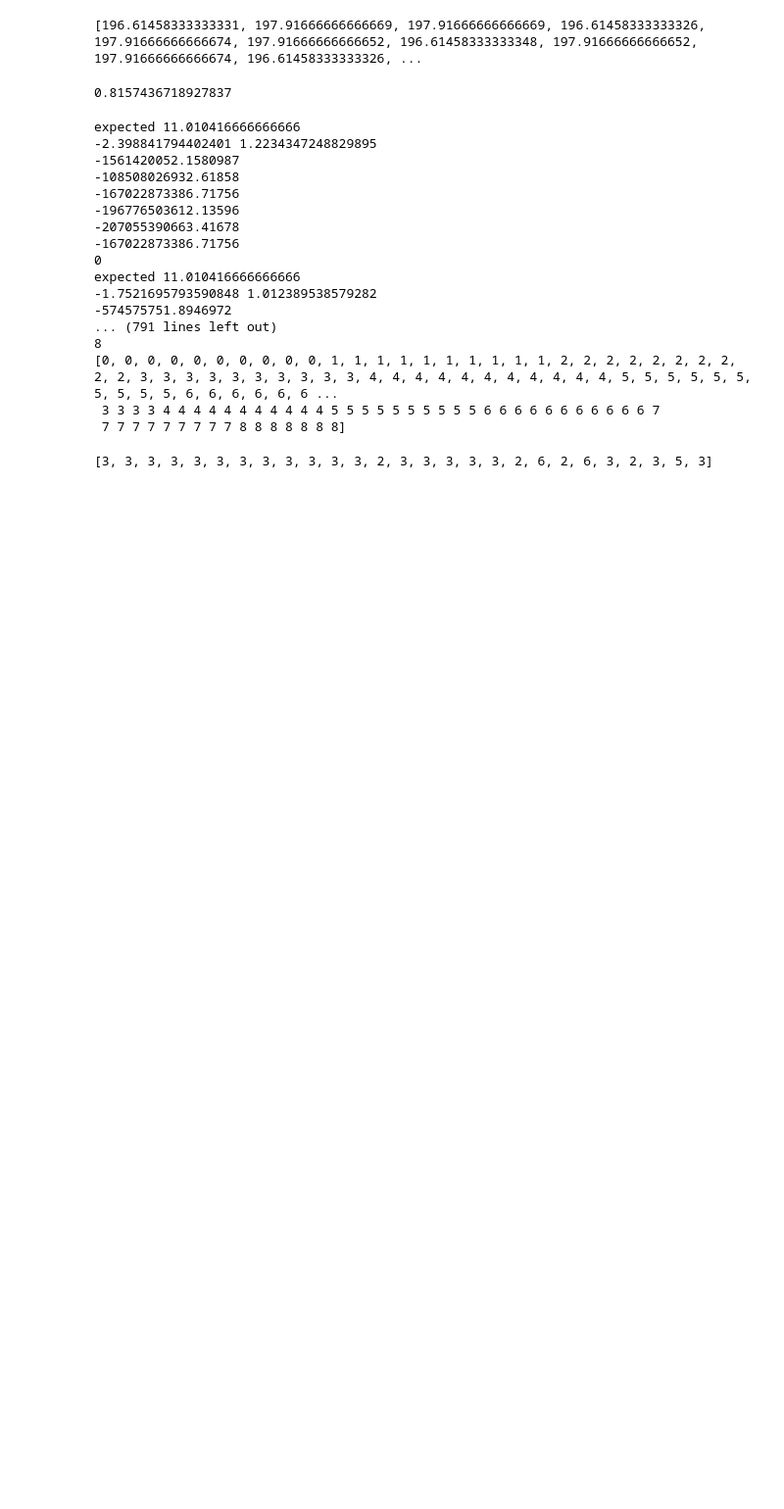
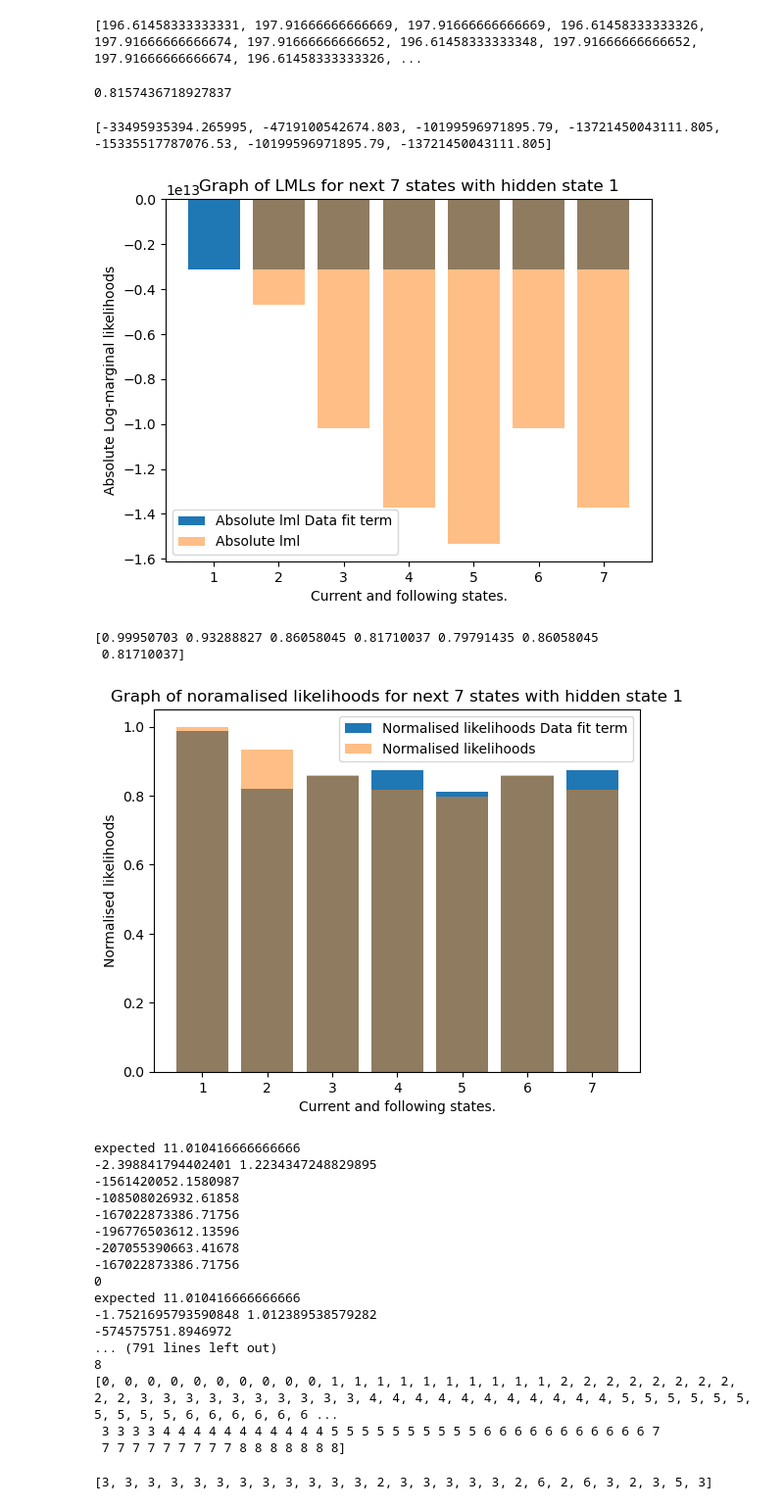
Before and after one commit to josephinecowley/Score-follower, a Jupyter notebook: viterbi_experiments/viterbi_state_duration_models.ipynb, the cells around one changed output. Shown at 98% size. Cells and saved outputs as stored; diff of their text form; code cells hidden in the pictures; blank space fills up the shorter version.

Commit message:
feat: added normalisation investigation bar plots

```diff
--- a/viterbi_experiments/viterbi_state_duration_models.ipynb
+++ b/viterbi_experiments/viterbi_state_duration_models.ipynb
@@ -90,6 +90,45 @@ advance_transition = np.sum([q**i * p for i in range(d)])
 print(advance_transition)
 # %% [output]
 0.8157436718927837
+# %%
+ # Trying by normalisation
+
+sample_length = len(audio_data[0])
+time_samples = np.linspace(0, sample_length/sample_rate, sample_length)
+freqs = [100, 150, 200, 250, 261, 275,300, 350, 400]
+probs = []
+probs_data_fit = []
+for f in range(len(score[:7])):
+    lml = -helper.stable_nlml(time_samples, audio_data[2], M=9, normalised=False, f=score[f], T=0.465, v=2.37)
+    lml_data_fit = -helper.relative_nlml(time_samples, audio_data[7], M=9, normalised=False, f=score[f], T=0.465, v=2.37)
+    probs.append(lml)
+    probs_data_fit.append(lml_data_fit)
+print(probs)
+plt.bar([1,2,3,4,5,6,7], lml_data_fit, label="Absolute lml Data fit term")
+plt.bar([1,2,3,4,5,6,7], probs, alpha=0.5, label="Absolute lml")
+plt.legend()
+
+plt.xlabel("Current and following states.")
+plt.ylabel("Absolute Log-marginal likelihoods")
+plt.title("Graph of LMLs for next 7 states with hidden state 1")
+
+plt.show()
+probs = np.exp(np.array(probs)/np.sum(np.abs(probs)))
+probs_data_fit = np.exp(np.array(probs_data_fit)/np.sum(np.abs(probs_data_fit)))
+plt.bar([1,2,3,4,5,6,7], probs_data_fit, label="Normalised likelihoods Data fit term")
+plt.bar([1,2,3,4,5,6,7], probs,alpha=0.5, label="Normalised likelihoods")
+
+plt.xlabel("Current and following states.")
+plt.ylabel("Normalised likelihoods")
+plt.title("Graph of noramalised likelihoods for next 7 states with hidden state 1")
+plt.legend()
+print(probs)
+# %% [output]
+[-33495935394.265995, -4719100542674.803, -10199596971895.79, -13721450043111.805, -15335517787076.53, -10199596971895.79, -13721450043111.805]
+[figure, added]
+[0.99950703 0.93288827 0.86058045 0.81710037 0.79791435 0.86058045
+ 0.81710037]
+[figure, added]
 # %%
 def viterbi(y: List[np.ndarray], states: List[list], sample_rate: int = 44100, cov_dict: dict = cov_dict):
     """
```
Also changed, not shown: parts of 1 cell of this notebook.
